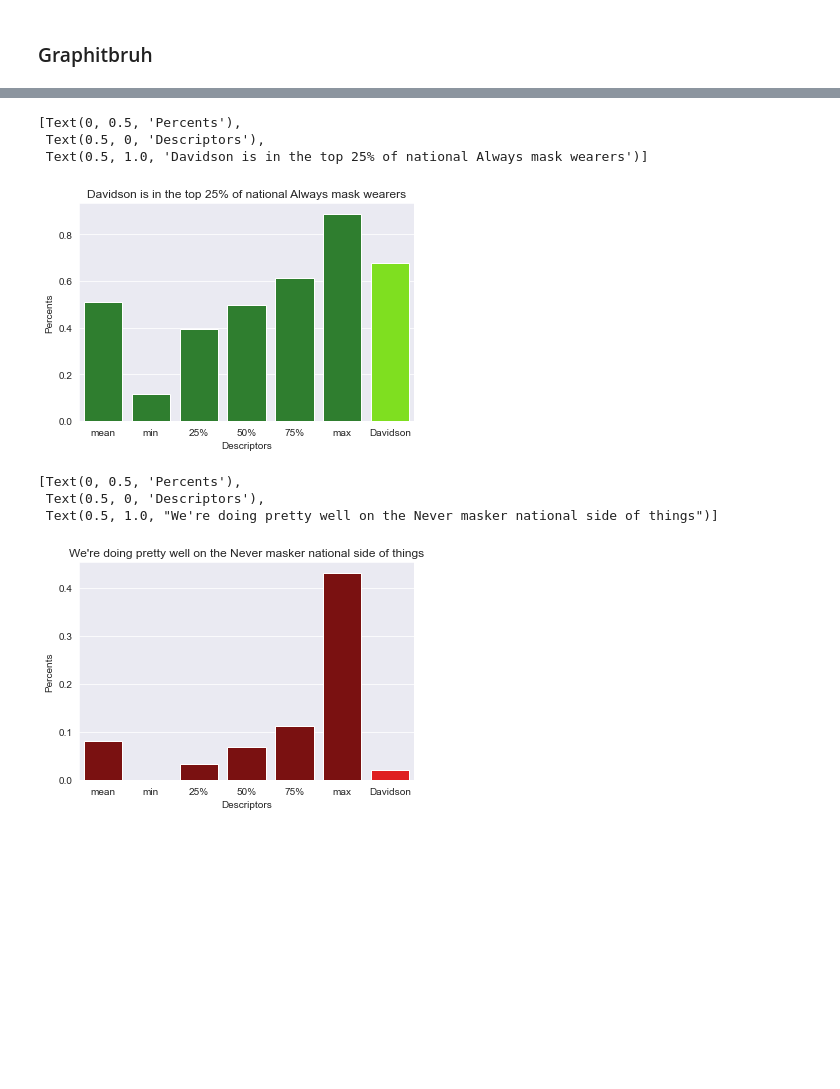
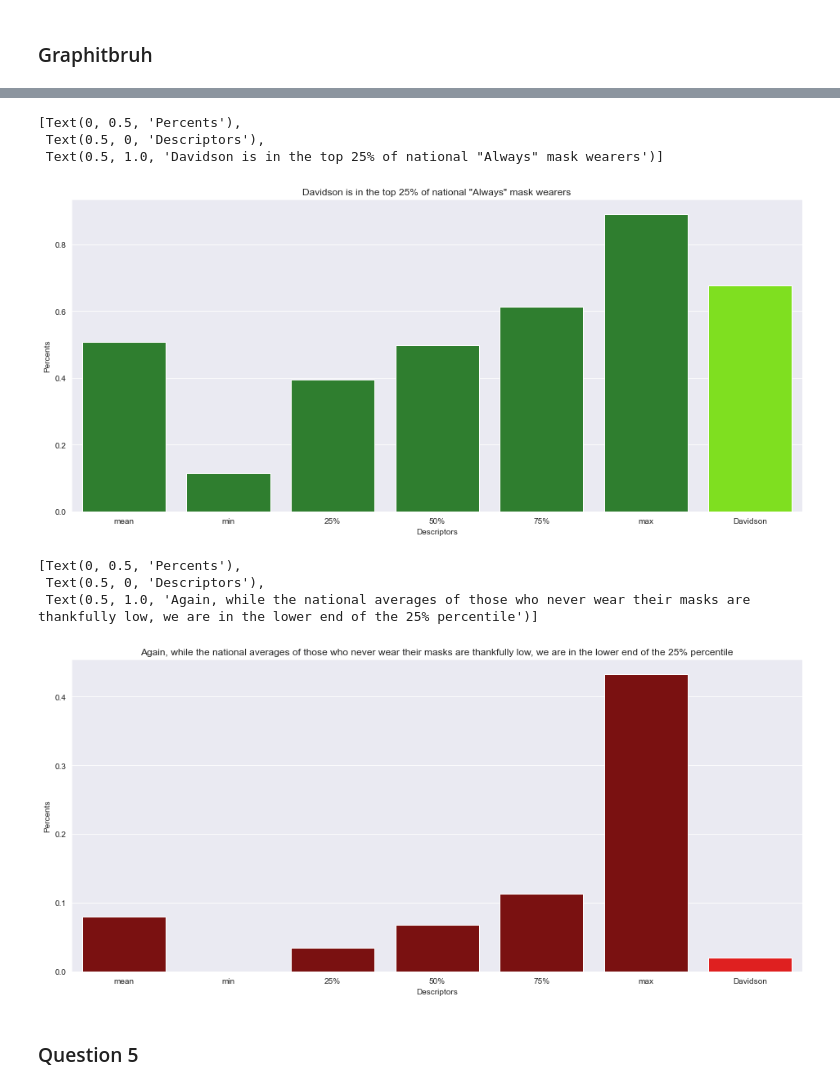
Before and after one commit to NSS-Data-Analytics-Cohort-3/nashville-covid-typhoid_turtles, a Jupyter notebook: Notebooks/Covid_Analysis.ipynb, the cells around one changed output, grey strips where cells are left out. Cells and saved outputs as stored; diff of their text form; code cells hidden in the pictures; blank space fills up the shorter version.

```diff
--- a/Notebooks/Covid_Analysis.ipynb
+++ b/Notebooks/Covid_Analysis.ipynb
@@ -129,20 +133,24 @@ tnx.set(xlabel = 'Descriptors', ylabel = 'Percents', title = 'Not the lowest in
 desc_county = desc_county.iloc[[1,3,4,5,6,7,8], 0:]
 county_always = desc_county['always'].tolist()
 # %%
+fig,cax=plt.subplots(figsize=(16,7))
 cax = sb.barplot(x, county_always, palette=['ForestGreen', 'ForestGreen', 'ForestGreen', 'ForestGreen', 'ForestGreen', 'ForestGreen', 'Chartreuse'])
-cax.set(xlabel = 'Descriptors', ylabel = 'Percents', title = 'Davidson is in the top 25% of national Always mask wearers')
+cax.set(xlabel = 'Descriptors', ylabel = 'Percents', title = 'Davidson is in the top 25% of national "Always" mask wearers')
 # %% [output]
 [Text(0, 0.5, 'Percents'),
  Text(0.5, 0, 'Descriptors'),
- Text(0.5, 1.0, 'Davidson is in the top 25% of national Always mask wearers')]
+ Text(0.5, 1.0, 'Davidson is in the top 25% of national "Always" mask wearers')]
-[figure, old version]
+[figure, new version]
 # %%
 county_never = desc_county['never'].tolist()
 # %%
+fig,cnx=plt.subplots(figsize=(16,7))
 cnx = sb.barplot(x, county_never, palette=['DarkRed', 'DarkRed', 'DarkRed', 'DarkRed', 'DarkRed', 'DarkRed', 'Red'])
-cnx.set(xlabel = 'Descriptors', ylabel = 'Percents', title = "We're doing pretty well on the Never masker national side of things")
+cnx.set(xlabel = 'Descriptors', ylabel = 'Percents', title = "Again, while the national averages of those who never wear their masks are thankfully low, we are in the lower end of the 25% percentile")
 # %% [output]
 [Text(0, 0.5, 'Percents'),
  Text(0.5, 0, 'Descriptors'),
- Text(0.5, 1.0, "We're doing pretty well on the Never masker national side of things")]
+ Text(0.5, 1.0, 'Again, while the national averages of those who never wear their masks are thankfully low, we are in the lower end of the 25% percentile')]
-[figure, old version]
+[figure, new version]
+# %% [markdown]
+### Question 5
```
Also changed, not shown: parts of 9 cells of this notebook.
